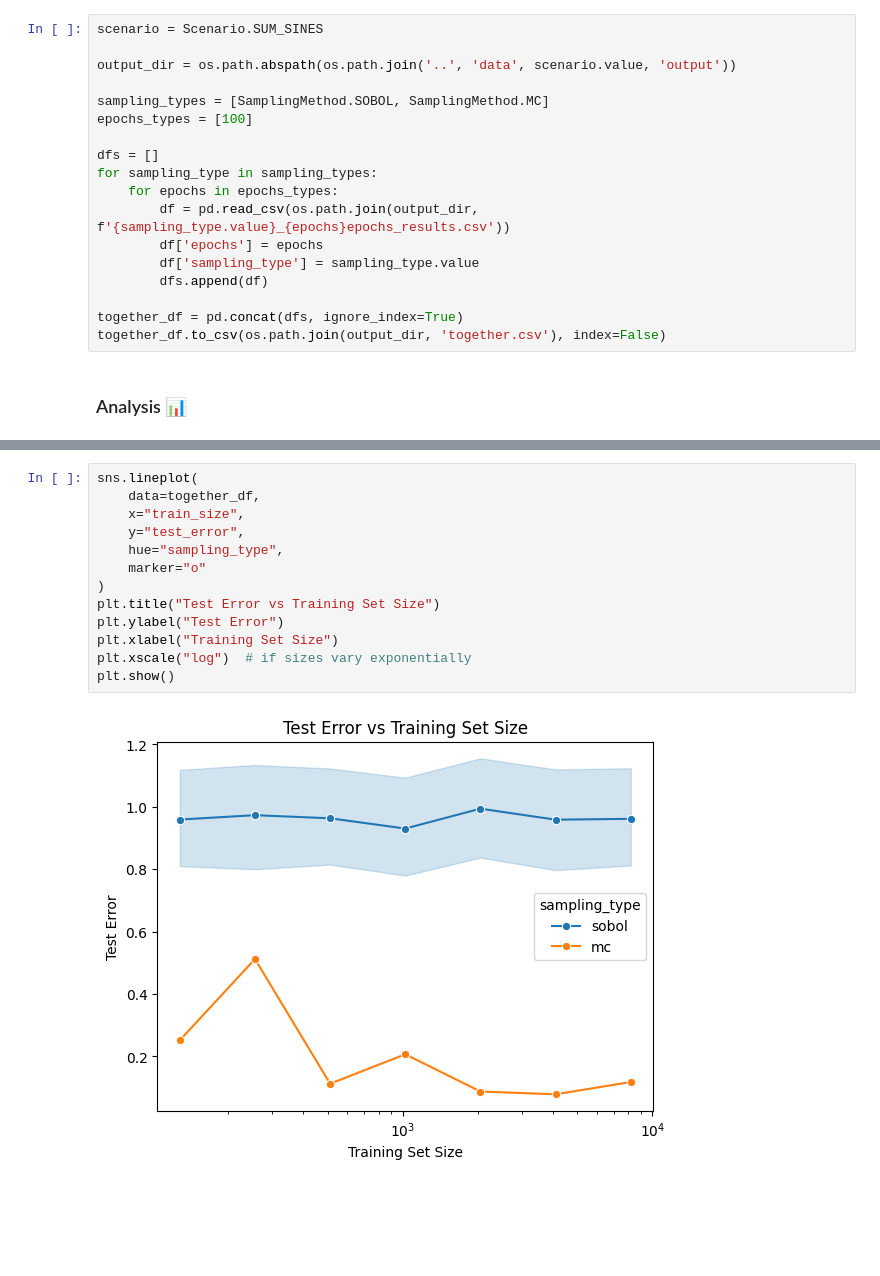
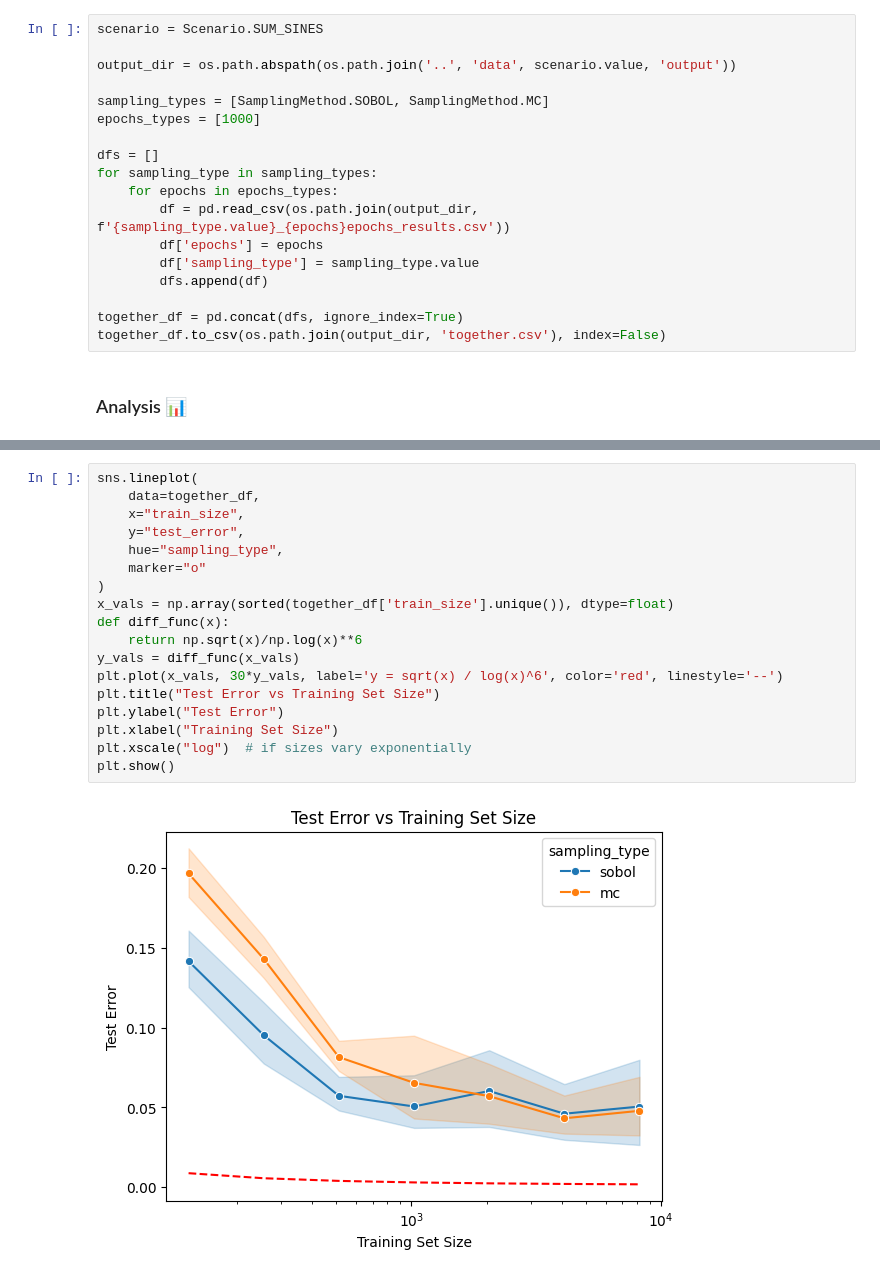
Before and after one commit to janikvhrubant/nn-sampling-analysis, a Jupyter notebook: notebooks/evaluate.ipynb, the cells around one changed output, grey strips where cells are left out. Cells and saved outputs as stored; diff of their text form; blank space fills up the shorter version.

```diff
--- a/notebooks/evaluate.ipynb
+++ b/notebooks/evaluate.ipynb
@@ -17,7 +19,7 @@ scenario = Scenario.SUM_SINES
 output_dir = os.path.abspath(os.path.join('..', 'data', scenario.value, 'output'))
 
 sampling_types = [SamplingMethod.SOBOL, SamplingMethod.MC]
-epochs_types = [100]
+epochs_types = [1000]
 
 dfs = []
 for sampling_type in sampling_types:
@@ -45,18 +47,23 @@ plt.show()
 # %%
 sns.lineplot(
     data=together_df,
     x="train_size",
     y="test_error",
     hue="sampling_type",
     marker="o"
 )
+x_vals = np.array(sorted(together_df['train_size'].unique()), dtype=float)
+def diff_func(x):
+    return np.sqrt(x)/np.log(x)**6
+y_vals = diff_func(x_vals)
+plt.plot(x_vals, 30*y_vals, label='y = sqrt(x) / log(x)^6', color='red', linestyle='--')
 plt.title("Test Error vs Training Set Size")
 plt.ylabel("Test Error")
 plt.xlabel("Training Set Size")
 plt.xscale("log")  # if sizes vary exponentially
 plt.show()
 # %% [output]
-[figure, old version]
+[figure, new version]
 # %%
 sns.scatterplot(
     data=together_df,
```
Also changed, not shown: parts of 7 cells of this notebook, 2 other files.
